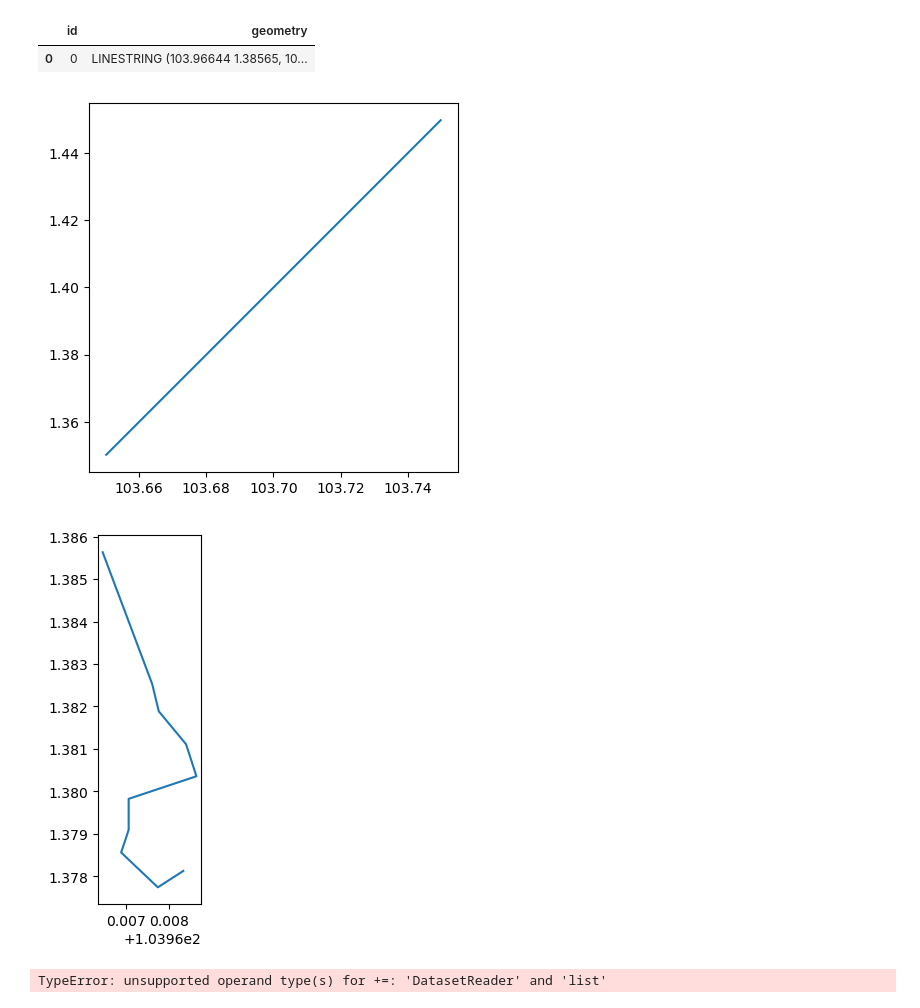
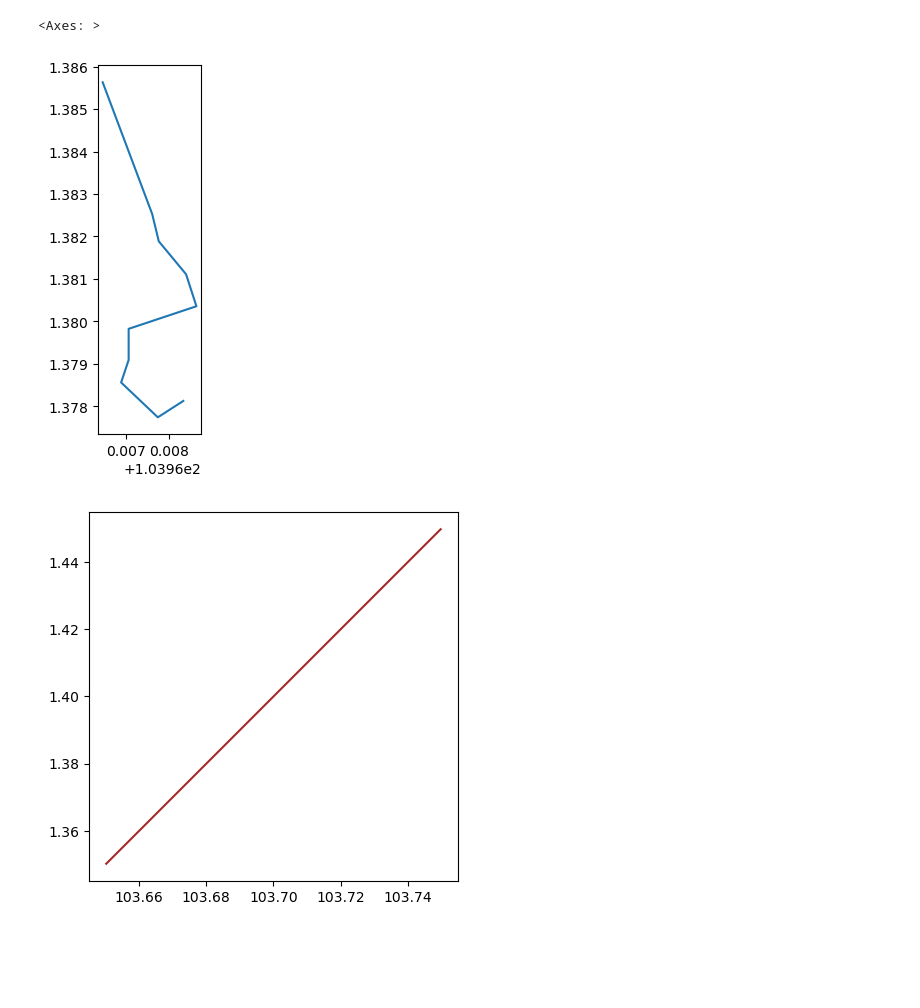
Before and after one commit to rizzberry-pi/Disaster-Response-Mapping, a Jupyter notebook: overlay.ipynb, the cells around one changed output. Saved outputs shown, nothing was run; the diff lists cells and outputs as text; code cells hidden in the pictures; blank space fills up the shorter version.

```diff
--- a/overlay.ipynb
+++ b/overlay.ipynb
@@ -6,17 +6,13 @@ import rasterio
 # %%
 shapefile1 = gpd.read_file("test.shp")
 shapefile2 = gpd.read_file("test2.shp")
 singapore = rasterio.open("sgboleh.tif")
-shapefile1.plot()
+shapefile1.columns
 shapefile2.plot()
 
-shapefile2
+
+shapefile1.plot(color="brown")
 # %% [output]
-|  | id | geometry |
-| 0 | 0 | LINESTRING (103.96644 1.38565, 10... |
+<Axes: >
-[figure, old version]
+[figure, new version]
-[figure, old version]
+[figure, new version]
-# %%
-gdal.RasterizeOptions(singapore,shapefile1)
-# %% [output]
-TypeError: unsupported operand type(s) for +=: 'DatasetReader' and 'list'
```
Also changed, not shown: parts of 1 cell of this notebook.
